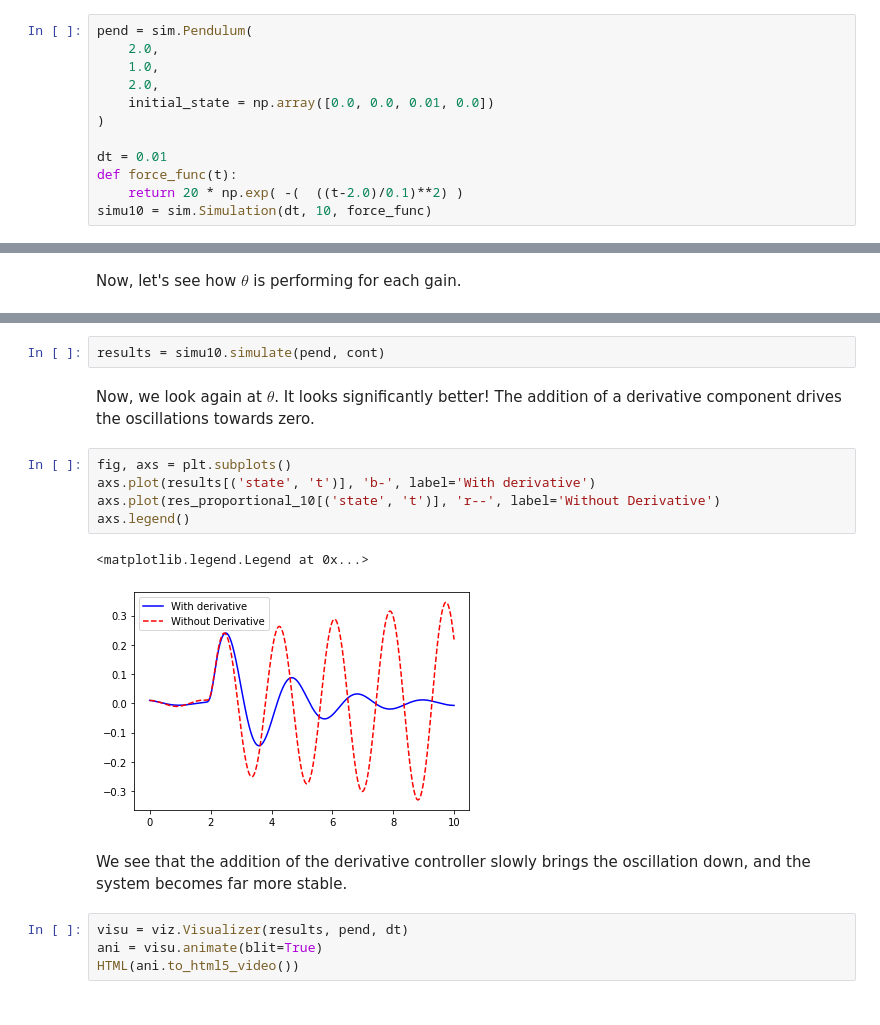
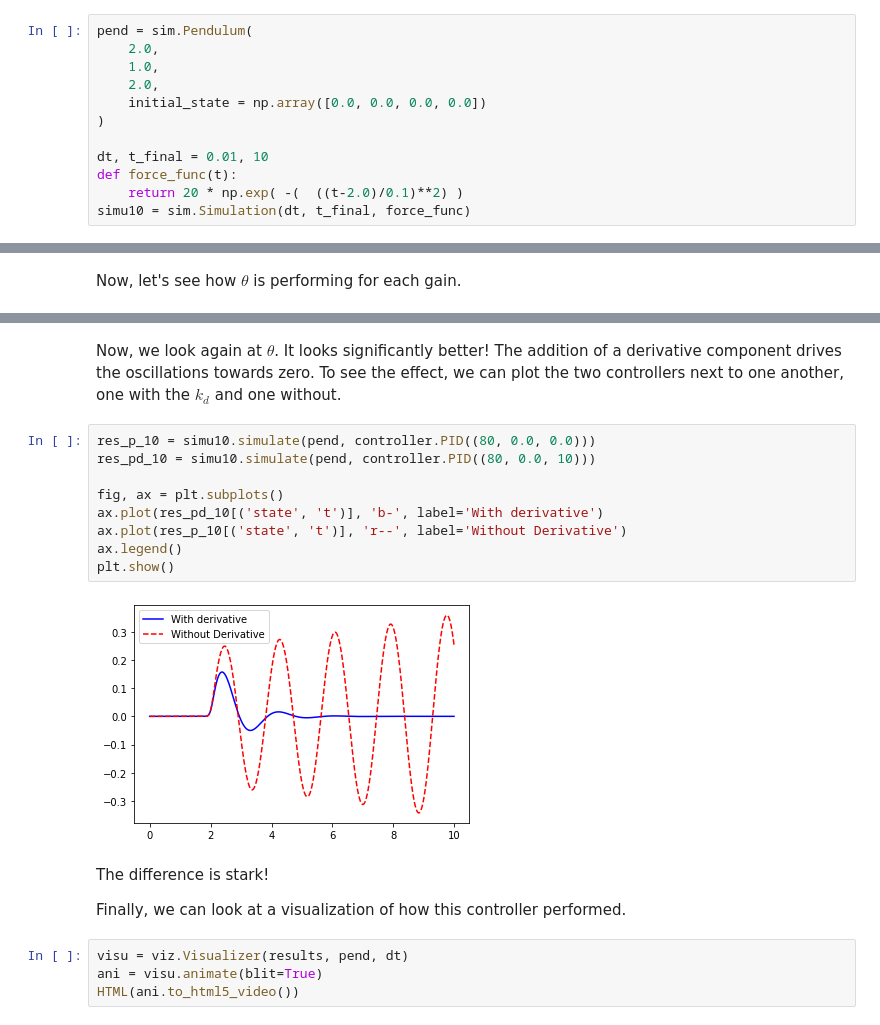
Before and after one commit to rland93/pendsim, a Jupyter notebook: notebooks/PID.ipynb, the cells around one changed output, grey strips where cells are left out. Saved outputs shown, nothing was run; the diff lists cells and outputs as text.

```diff
--- a/notebooks/PID.ipynb
+++ b/notebooks/PID.ipynb
@@ -49,11 +37,11 @@ pend = sim.Pendulum(
     2.0,
     1.0,
     2.0,
-    initial_state = np.array([0.0, 0.0, 0.01, 0.0])
+    initial_state = np.array([0.0, 0.0, 0.0, 0.0])
 )
 
-dt = 0.01
+dt, t_final = 0.01, 10
 def force_func(t):
     return 20 * np.exp( -(  ((t-2.0)/0.1)**2) )
-simu10 = sim.Simulation(dt, 10, force_func)
+simu10 = sim.Simulation(dt, t_final, force_func)
 # %% [markdown]
@@ -170,17 +196,20 @@ cont = controller.PID((kp, ki, kd))
-# %%
-results = simu10.simulate(pend, cont)
 # %% [markdown]
-Now, we look again at $\theta$. It looks significantly better! The addition of a derivative component drives the oscillations towards zero.
+Now, we look again at $\theta$. It looks significantly better! The addition of a derivative component drives the oscillations towards zero. To see the effect, we can plot the two controllers next to one another, one with the $k_d$ and one without.
 # %%
-fig, axs = plt.subplots()
-axs.plot(results[('state', 't')], 'b-', label='With derivative')
-axs.plot(res_proportional_10[('state', 't')], 'r--', label='Without Derivative')
-axs.legend()
+res_p_10 = simu10.simulate(pend, controller.PID((80, 0.0, 0.0)))
+res_pd_10 = simu10.simulate(pend, controller.PID((80, 0.0, 10)))
+
+fig, ax = plt.subplots()
+ax.plot(res_pd_10[('state', 't')], 'b-', label='With derivative')
+ax.plot(res_p_10[('state', 't')], 'r--', label='Without Derivative')
+ax.legend()
+plt.show()
 # %% [output]
-<matplotlib.legend.Legend at 0x...>
-[figure, old version]
+[figure, new version]
-# %% [markdown]
-We see that the addition of the derivative controller slowly brings the oscillation down, and the system becomes far more stable.
+# %% [markdown]
+The difference is stark!
+
+Finally, we can look at a visualization of how this controller performed.
 # %%
 visu = viz.Visualizer(results, pend, dt)
 ani = visu.animate(blit=True)
```
Also changed, not shown: parts of 29 cells of this notebook, 5 other files.
